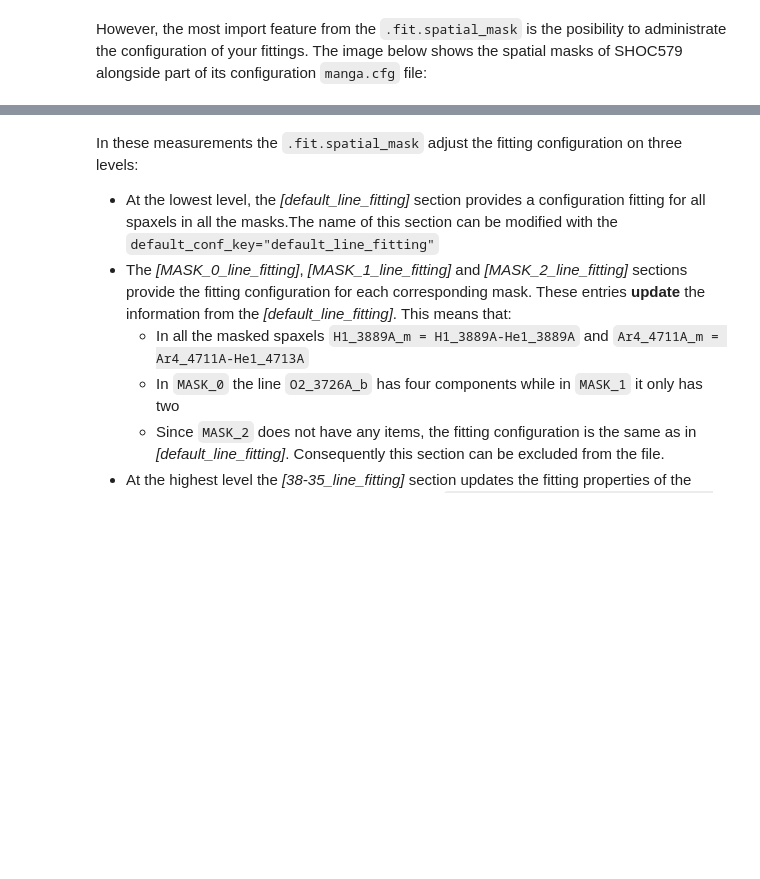
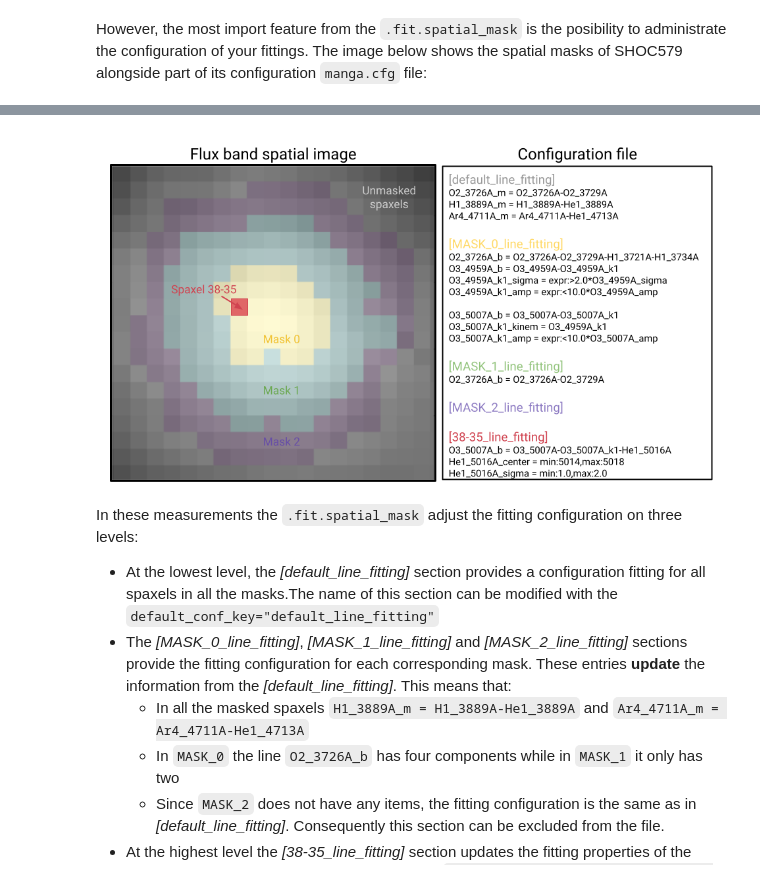
Before and after one commit to Vital-Fernandez/lime, a Jupyter notebook: examples/notebook5_IFU_Line_Fitting.ipynb, the cells around one changed output, grey strips where cells are left out. Drawn from its saved outputs; the diff is of its cells as text; code cells hidden in the pictures; blank space fills up the shorter version.

```diff
--- a/docs/source/tutorials/5_IFU_Line_Fitting.ipynb
+++ b/examples/notebook5_IFU_Line_Fitting.ipynb
@@ -133,3 +131,7 @@ However, the most import feature from the ``.fit.spatial_mask`` is the posibilit
+# %%
+display(Image(filename='..\docs\source\_static\mask_conf_diagram.png'))
+# %% [output]
+[figure, added]
 # %% [markdown]
 In these measurements the ``.fit.spatial_mask`` adjust the fitting configuration on three levels:
 
```
Also changed, not shown: parts of 3 cells of this notebook, 46 other files.
